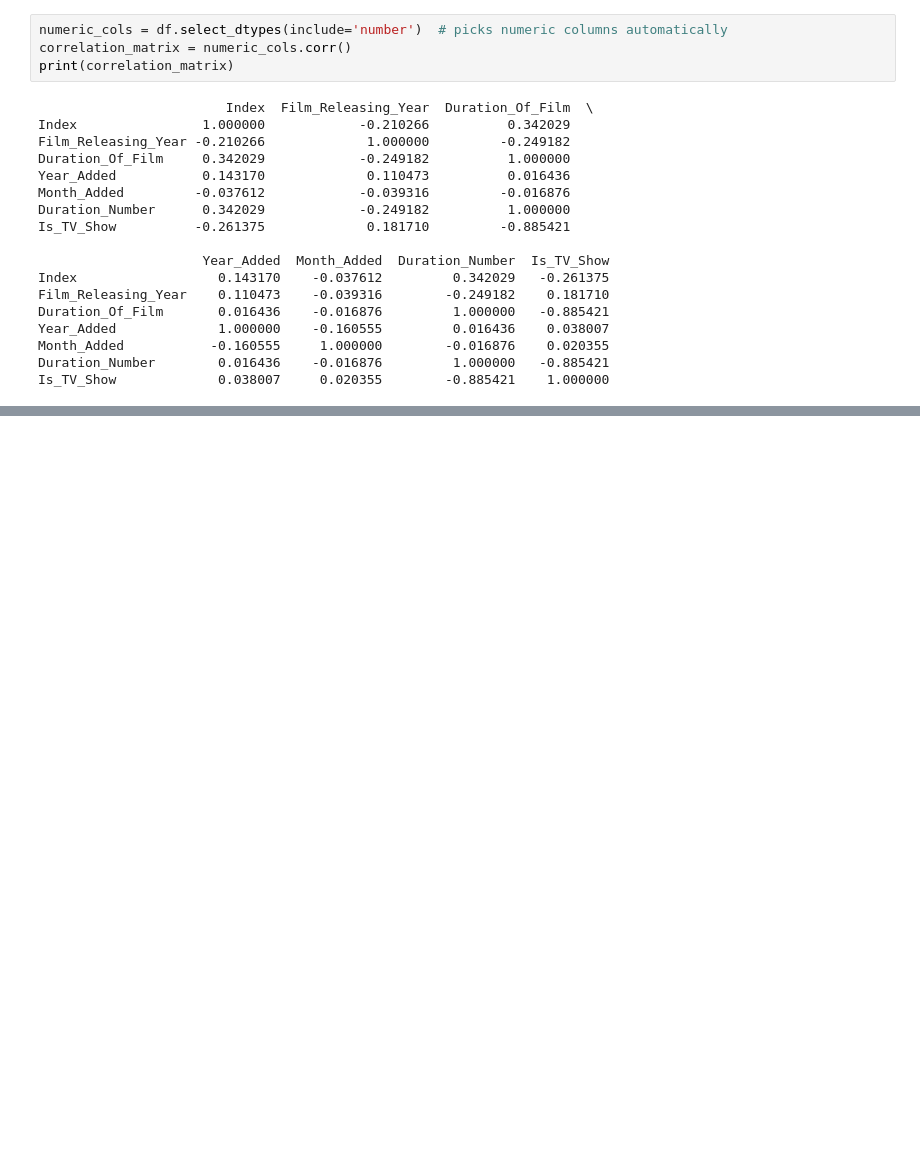
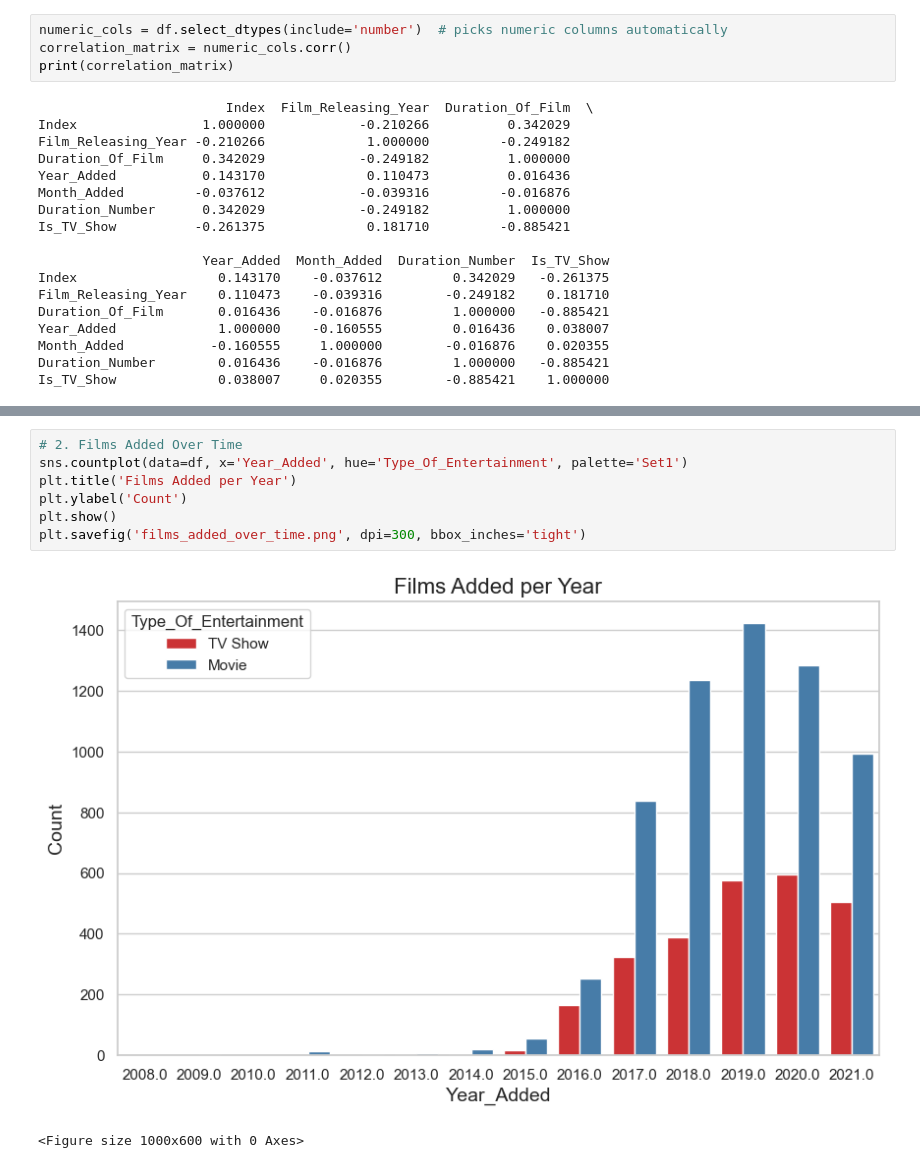
Before and after one commit to Mehdi-Abbas-Arduino/Netflix-Kaggle-Dataset, a Jupyter notebook: visualize.ipynb, the cells around one changed output, grey strips where cells are left out. Cells and saved outputs as stored; diff of their text form; blank space fills up the shorter version.

```diff
--- a/visualize.ipynb
+++ b/visualize.ipynb
@@ -37,0 +58,10 @@ Is_TV_Show             0.038007     0.020355        -0.885421    1.000000
+# %%
+# 2. Films Added Over Time
+sns.countplot(data=df, x='Year_Added', hue='Type_Of_Entertainment', palette='Set1')
+plt.title('Films Added per Year')
+plt.ylabel('Count')
+plt.show()
+plt.savefig('films_added_over_time.png', dpi=300, bbox_inches='tight')
+# %% [output]
+[figure, added]
+<Figure size 1000x600 with 0 Axes>
```
Also changed, not shown: parts of 12 cells of this notebook, 12 other files.
